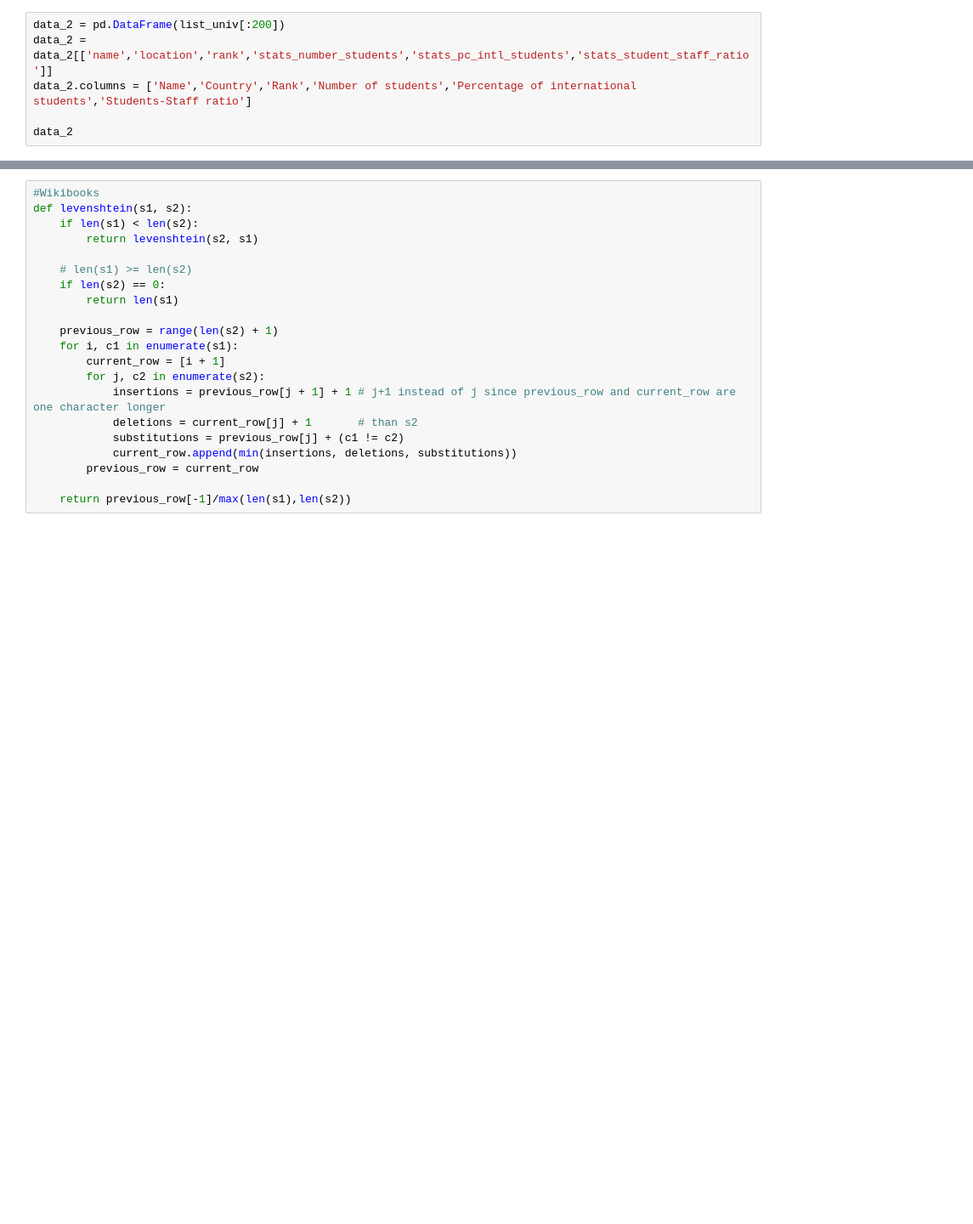
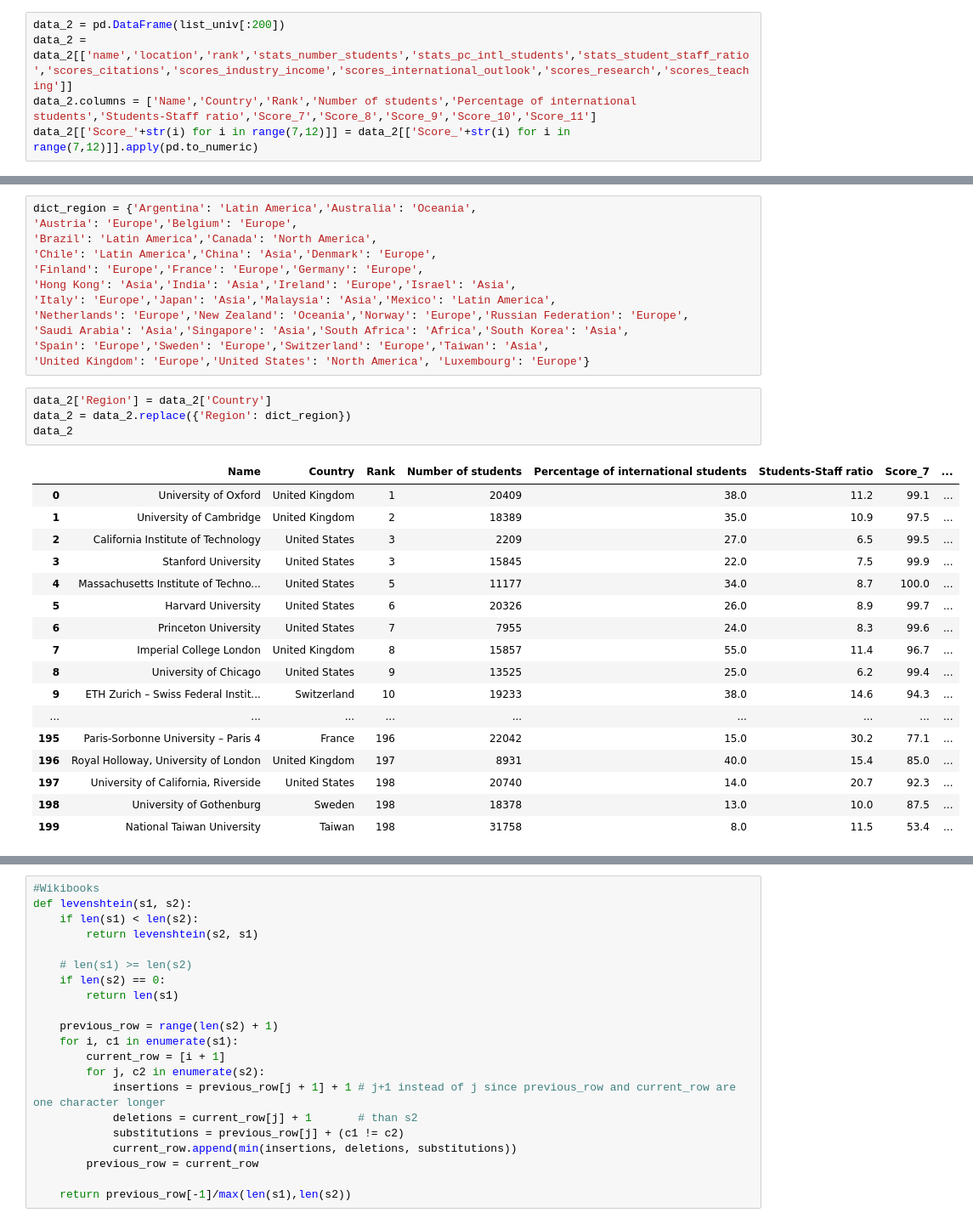
Before and after one commit to Redouane-Elghazi/ADA_ENPantouFLeS, a Jupyter notebook: HW2/HW2.ipynb, the cells around one changed output, grey strips where cells are left out. Shown at 85% size. Drawn from its saved outputs; the diff is of its cells as text; blank space fills up the shorter version.

```diff
--- a/HW2/HW2.ipynb
+++ b/HW2/HW2.ipynb
@@ -45,6 +194,5 @@ list_univ = r3.json()['data']
 # %%
 data_2 = pd.DataFrame(list_univ[:200])
-data_2 = data_2[['name','location','rank','stats_number_students','stats_pc_intl_students','stats_student_staff_ratio']]
-data_2.columns = ['Name','Country','Rank','Number of students','Percentage of international students','Students-Staff ratio']
-
-data_2
+data_2 = data_2[['name','location','rank','stats_number_students','stats_pc_intl_students','stats_student_staff_ratio','scores_citations','scores_industry_income','scores_international_outlook','scores_research','scores_teaching']]
+data_2.columns = ['Name','Country','Rank','Number of students','Percentage of international students','Students-Staff ratio','Score_7','Score_8','Score_9','Score_10','Score_11']
+data_2[['Score_'+str(i) for i in range(7,12)]] = data_2[['Score_'+str(i) for i in range(7,12)]].apply(pd.to_numeric)
@@ -50,0 +240,34 @@ data_2
+# %%
+dict_region = {'Argentina': 'Latin America','Australia': 'Oceania',
+'Austria': 'Europe','Belgium': 'Europe',
+'Brazil': 'Latin America','Canada': 'North America',
+'Chile': 'Latin America','China': 'Asia','Denmark': 'Europe',
+'Finland': 'Europe','France': 'Europe','Germany': 'Europe',
+'Hong Kong': 'Asia','India': 'Asia','Ireland': 'Europe','Israel': 'Asia',
+'Italy': 'Europe','Japan': 'Asia','Malaysia': 'Asia','Mexico': 'Latin America',
+'Netherlands': 'Europe','New Zealand': 'Oceania','Norway': 'Europe','Russian Federation': 'Europe',
+'Saudi Arabia': 'Asia','Singapore': 'Asia','South Africa': 'Africa','South Korea': 'Asia',
+'Spain': 'Europe','Sweden': 'Europe','Switzerland': 'Europe','Taiwan': 'Asia',
+'United Kingdom': 'Europe','United States': 'North America', 'Luxembourg': 'Europe'}
+# %%
+data_2['Region'] = data_2['Country']
+data_2 = data_2.replace({'Region': dict_region})
+data_2
+# %% [output]
+|  | Name | Country | Rank | Number of students | Percentage of international students | Students-Staff ratio | Score_7 | ... |
+| 0 | University of Oxford | United Kingdom | 1 | 20409 | 38.0 | 11.2 | 99.1 | ... |
+| 1 | University of Cambridge | United Kingdom | 2 | 18389 | 35.0 | 10.9 | 97.5 | ... |
+| 2 | California Institute of Technology | United States | 3 | 2209 | 27.0 | 6.5 | 99.5 | ... |
+| 3 | Stanford University | United States | 3 | 15845 | 22.0 | 7.5 | 99.9 | ... |
+| 4 | Massachusetts Institute of Techno... | United States | 5 | 11177 | 34.0 | 8.7 | 100.0 | ... |
+| 5 | Harvard University | United States | 6 | 20326 | 26.0 | 8.9 | 99.7 | ... |
+| 6 | Princeton University | United States | 7 | 7955 | 24.0 | 8.3 | 99.6 | ... |
+| 7 | Imperial College London | United Kingdom | 8 | 15857 | 55.0 | 11.4 | 96.7 | ... |
+| 8 | University of Chicago | United States | 9 | 13525 | 25.0 | 6.2 | 99.4 | ... |
+| 9 | ETH Zurich – Swiss Federal Instit... | Switzerland | 10 | 19233 | 38.0 | 14.6 | 94.3 | ... |
+| ... | ... | ... | ... | ... | ... | ... | ... | ... |
+| 195 | Paris-Sorbonne University – Paris 4 | France | 196 | 22042 | 15.0 | 30.2 | 77.1 | ... |
+| 196 | Royal Holloway, University of London | United Kingdom | 197 | 8931 | 40.0 | 15.4 | 85.0 | ... |
+| 197 | University of California, Riverside | United States | 198 | 20740 | 14.0 | 20.7 | 92.3 | ... |
+| 198 | University of Gothenburg | Sweden | 198 | 18378 | 13.0 | 10.0 | 87.5 | ... |
+| 199 | National Taiwan University | Taiwan | 198 | 31758 | 8.0 | 11.5 | 53.4 | ... |
```
Also changed, not shown: parts of 28 cells of this notebook, 1 other file.
